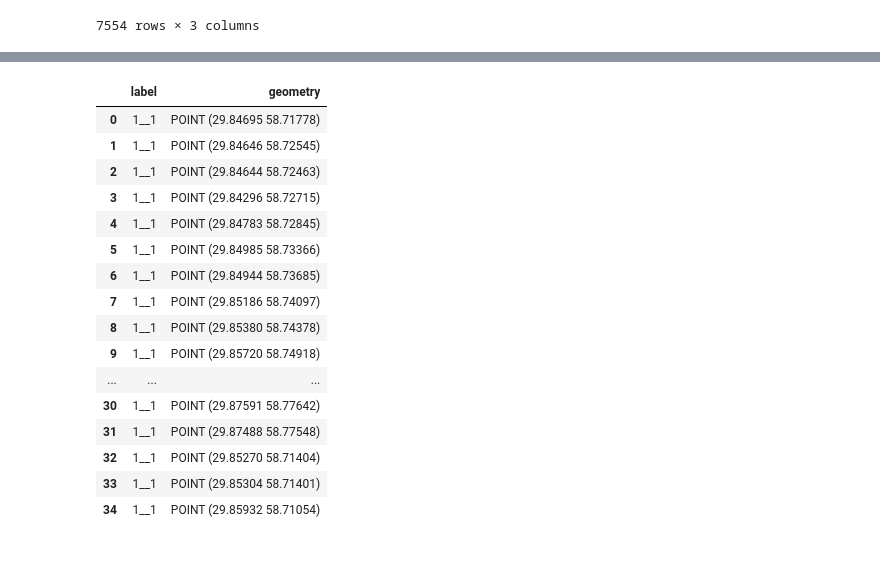
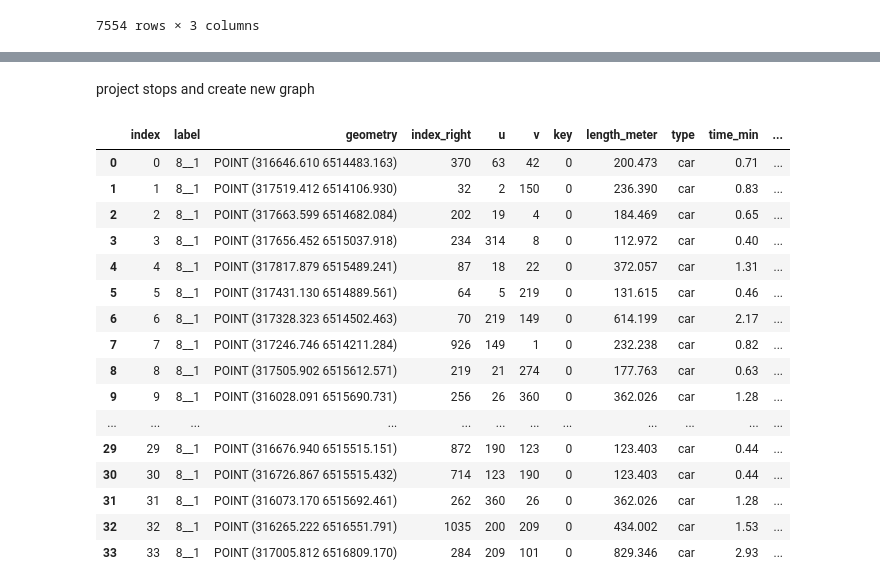
Before and after one commit to DDonnyy/dongraphio, a Jupyter notebook: src/dongraphio/hamilton_graph/test.ipynb, the cells around one changed output, grey strips where cells are left out. Cells and saved outputs as stored; diff of their text form; code cells hidden in the pictures; blank space fills up the shorter version.

```diff
--- a/src/dongraphio/hamilton_graph/test.ipynb
+++ b/src/dongraphio/hamilton_graph/test.ipynb
@@ -141,27 +120,44 @@ devided_routes
 146 rows × 1 columns
 # %%
-row = devided_routes.loc["1__1"]
+row = devided_routes.loc["8__1"]
+city_crs = 32636
 geometry_list = row["geometry"]
-test_gdf = gpd.GeoDataFrame(data={"label":["1__1" for _ in geometry_list],"geometry":geometry_list})
-test_gdf
+test_gdf = gpd.GeoDataFrame(data={"label": ["8__1" for _ in geometry_list], "geometry": geometry_list})
+test_gdf = test_gdf.set_crs(4326)
+test_gdf = test_gdf.to_crs(city_crs)
+test_gdf = test_gdf.reset_index()
-# %% [output]
-|  | label | geometry |
-| 0 | 1__1 | POINT (29.84695 58.71778) |
-| 1 | 1__1 | POINT (29.84646 58.72545) |
-| 2 | 1__1 | POINT (29.84644 58.72463) |
-| 3 | 1__1 | POINT (29.84296 58.72715) |
-| 4 | 1__1 | POINT (29.84783 58.72845) |
-| 5 | 1__1 | POINT (29.84985 58.73366) |
-| 6 | 1__1 | POINT (29.84944 58.73685) |
-| 7 | 1__1 | POINT (29.85186 58.74097) |
-| 8 | 1__1 | POINT (29.85380 58.74378) |
-| 9 | 1__1 | POINT (29.85720 58.74918) |
-| ... | ... | ... |
-| 30 | 1__1 | POINT (29.87591 58.77642) |
-| 31 | 1__1 | POINT (29.87488 58.77548) |
-| 32 | 1__1 | POINT (29.85270 58.71404) |
-| 33 | 1__1 | POINT (29.85304 58.71401) |
-| 34 | 1__1 | POINT (29.85932 58.71054) |
+# %% [markdown]
+project stops and create new graph
 # %%
 import networkx as nx
-nx_graph = nx.read_graphml("len_obl_graph.graphml")
+import osmnx as ox
+from shapely import from_wkt, LineString, Point
+from IPython.display import display
+
+nx_graph = nx.read_graphml("graph_for_test.graphml")
+for i in nx_graph.edges(data=True):
+    i[2]['geometry'] = from_wkt(str(i[2]['geometry']))
+gdf_nodes,gdf_edges = ox.graph_to_gdfs(nx_graph)
+gdf_edges: gpd.GeoDataFrame = gdf_edges.reset_index()
+gdf_buffer = gdf_edges.copy()
+gdf_buffer["geometry"] = gdf_buffer["geometry"].apply(lambda x:LineString(x).buffer(-3,single_sided=True))
+join = gpd.sjoin_nearest(test_gdf, gdf_buffer, distance_col="dist", how="inner")
+join
+# %% [output]
+|  | index | label | geometry | index_right | u | v | key | length_meter | type | time_min | ... |
+| 0 | 0 | 8__1 | POINT (316646.610 6514483.163) | 370 | 63 | 42 | 0 | 200.473 | car | 0.71 | ... |
+| 1 | 1 | 8__1 | POINT (317519.412 6514106.930) | 32 | 2 | 150 | 0 | 236.390 | car | 0.83 | ... |
+| 2 | 2 | 8__1 | POINT (317663.599 6514682.084) | 202 | 19 | 4 | 0 | 184.469 | car | 0.65 | ... |
+| 3 | 3 | 8__1 | POINT (317656.452 6515037.918) | 234 | 314 | 8 | 0 | 112.972 | car | 0.40 | ... |
+| 4 | 4 | 8__1 | POINT (317817.879 6515489.241) | 87 | 18 | 22 | 0 | 372.057 | car | 1.31 | ... |
+| 5 | 5 | 8__1 | POINT (317431.130 6514889.561) | 64 | 5 | 219 | 0 | 131.615 | car | 0.46 | ... |
+| 6 | 6 | 8__1 | POINT (317328.323 6514502.463) | 70 | 219 | 149 | 0 | 614.199 | car | 2.17 | ... |
+| 7 | 7 | 8__1 | POINT (317246.746 6514211.284) | 926 | 149 | 1 | 0 | 232.238 | car | 0.82 | ... |
+| 8 | 8 | 8__1 | POINT (317505.902 6515612.571) | 219 | 21 | 274 | 0 | 177.763 | car | 0.63 | ... |
+| 9 | 9 | 8__1 | POINT (316028.091 6515690.731) | 256 | 26 | 360 | 0 | 362.026 | car | 1.28 | ... |
+| ... | ... | ... | ... | ... | ... | ... | ... | ... | ... | ... | ... |
+| 29 | 29 | 8__1 | POINT (316676.940 6515515.151) | 872 | 190 | 123 | 0 | 123.403 | car | 0.44 | ... |
+| 30 | 30 | 8__1 | POINT (316726.867 6515515.432) | 714 | 123 | 190 | 0 | 123.403 | car | 0.44 | ... |
+| 31 | 31 | 8__1 | POINT (316073.170 6515692.461) | 262 | 360 | 26 | 0 | 362.026 | car | 1.28 | ... |
+| 32 | 32 | 8__1 | POINT (316265.222 6516551.791) | 1035 | 200 | 209 | 0 | 434.002 | car | 1.53 | ... |
+| 33 | 33 | 8__1 | POINT (317005.812 6516809.170) | 284 | 209 | 101 | 0 | 829.346 | car | 2.93 | ... |
```
Also changed, not shown: parts of 10 cells of this notebook, 1 other file.
